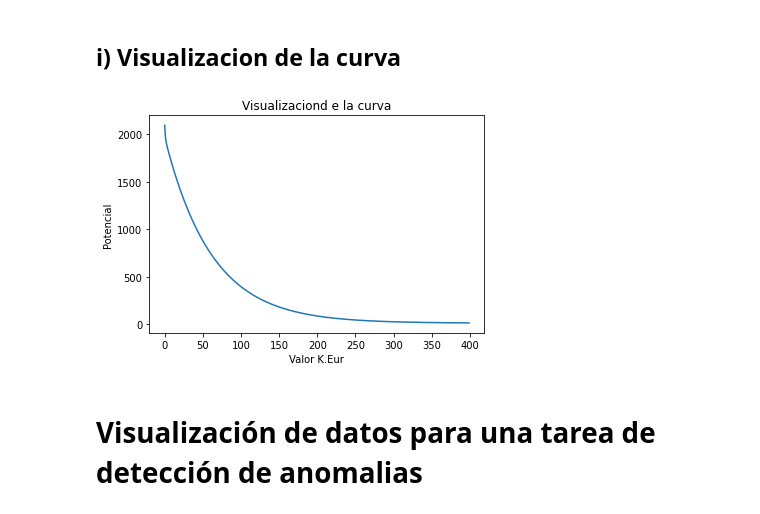
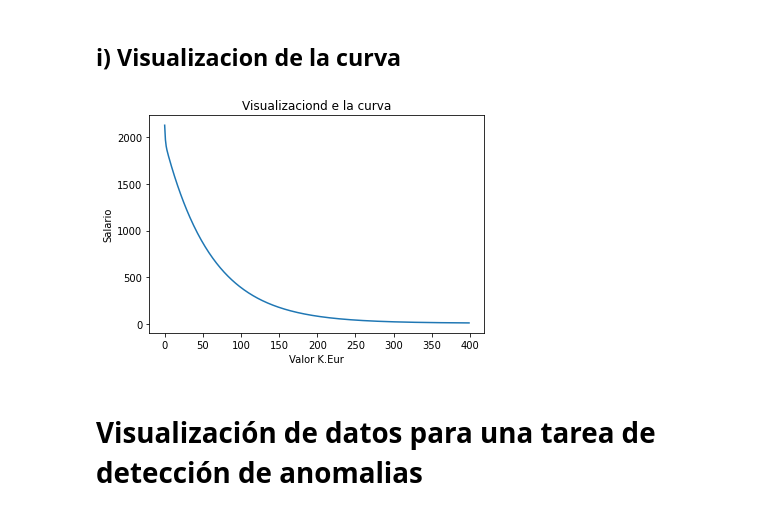
Before and after one commit to AlbertAC/ProyectoFinal, a Jupyter notebook: SystemFifa.ipynb, the cells around one changed output. Drawn from its saved outputs; the diff is of its cells as text; code cells hidden in the pictures.

```diff
--- a/SystemFifa.ipynb
+++ b/SystemFifa.ipynb
@@ -192,12 +192,12 @@ Costo Final:14.99875365936865
 # %%
 it = list(range(iterations))
 plt.plot(it,registro_J)
 plt.title('Visualizaciond e la curva')
 plt.xlabel('Valor K.Eur')
-plt.ylabel('Potencial')
+plt.ylabel('Salario')
 plt.show()
 # %% [output]
-[figure, old version]
+[figure, new version]
 # %% [markdown]
 # Visualización de datos para una tarea de detección de anomalias
 # %%
```
Also changed, not shown: parts of 14 cells of this notebook.
